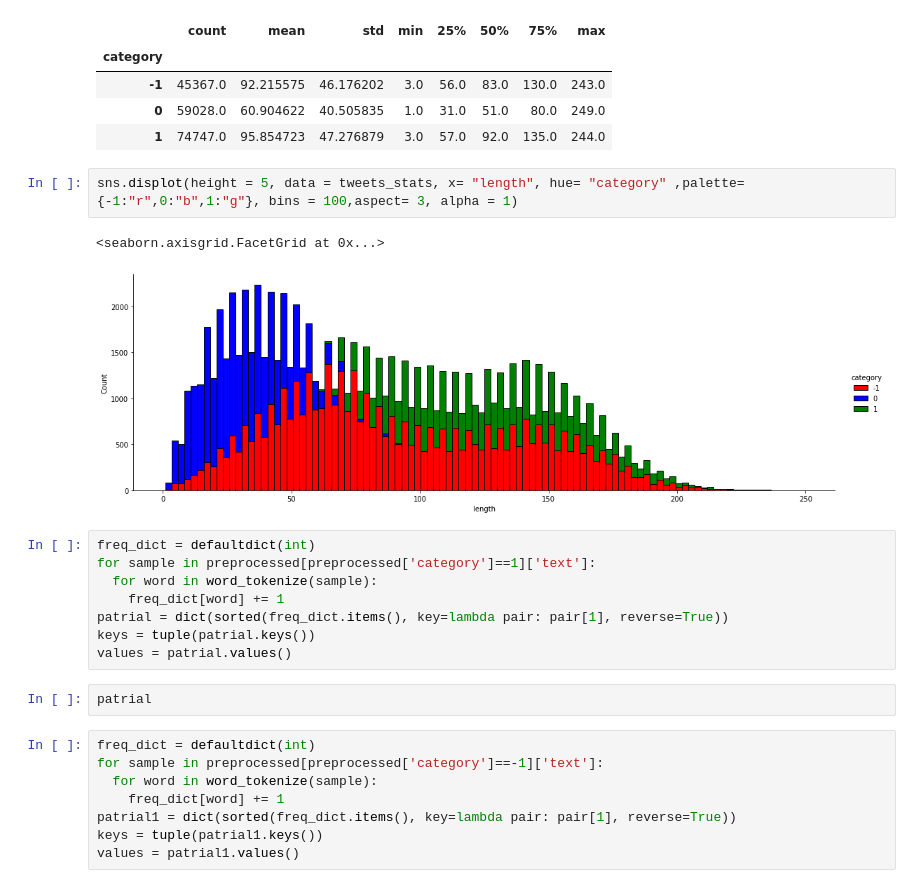
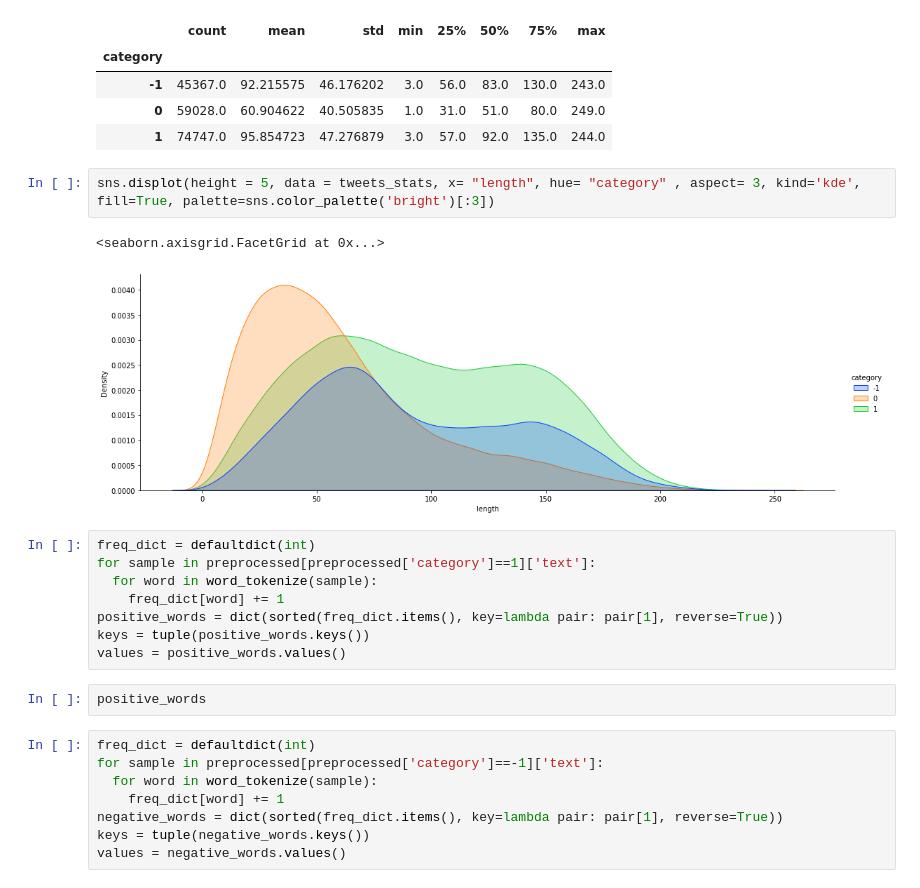
Before and after one commit to beta996/Twitter-Sentiment-Analysis, a Jupyter notebook: MLproject1.ipynb, the cells around one changed output. Saved outputs shown, nothing was run; the diff lists cells and outputs as text.

```diff
--- a/MLproject1.ipynb
+++ b/MLproject1.ipynb
@@ -276,26 +371,26 @@ tweets_stats.groupby("category")["length"].describe()
 | 0 | 59028.0 | 60.904622 | 40.505835 | 1.0 | 31.0 | 51.0 | 80.0 | 249.0 |
 | 1 | 74747.0 | 95.854723 | 47.276879 | 3.0 | 57.0 | 92.0 | 135.0 | 244.0 |
 # %%
-sns.displot(height = 5, data = tweets_stats, x= "length", hue= "category" ,palette={-1:"r",0:"b",1:"g"}, bins = 100,aspect= 3, alpha = 1)
+sns.displot(height = 5, data = tweets_stats, x= "length", hue= "category" , aspect= 3, kind='kde', fill=True, palette=sns.color_palette('bright')[:3])
 # %% [output]
 <seaborn.axisgrid.FacetGrid at 0x...>
-[figure, old version]
+[figure, new version]
 # %%
 freq_dict = defaultdict(int)
 for sample in preprocessed[preprocessed['category']==1]['text']:
   for word in word_tokenize(sample):
     freq_dict[word] += 1
-patrial = dict(sorted(freq_dict.items(), key=lambda pair: pair[1], reverse=True))
-keys = tuple(patrial.keys())
-values = patrial.values()
+positive_words = dict(sorted(freq_dict.items(), key=lambda pair: pair[1], reverse=True))
+keys = tuple(positive_words.keys())
+values = positive_words.values()
-# %%
-patrial
+# %%
+positive_words
 # %%
 freq_dict = defaultdict(int)
 for sample in preprocessed[preprocessed['category']==-1]['text']:
   for word in word_tokenize(sample):
     freq_dict[word] += 1
-patrial1 = dict(sorted(freq_dict.items(), key=lambda pair: pair[1], reverse=True))
-keys = tuple(patrial1.keys())
-values = patrial1.values()
+negative_words = dict(sorted(freq_dict.items(), key=lambda pair: pair[1], reverse=True))
+keys = tuple(negative_words.keys())
+values = negative_words.values()
 # %%
```
Also changed, not shown: parts of 57 cells of this notebook.
